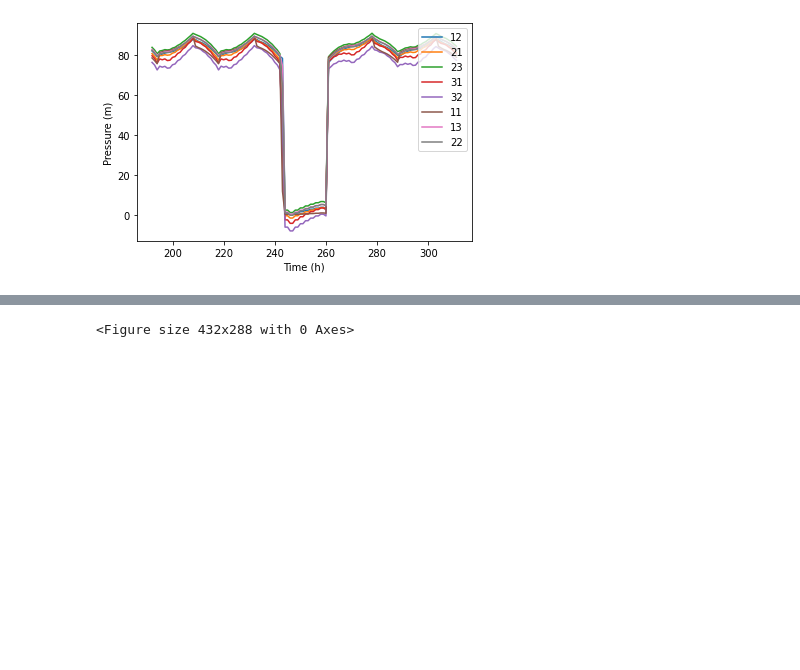
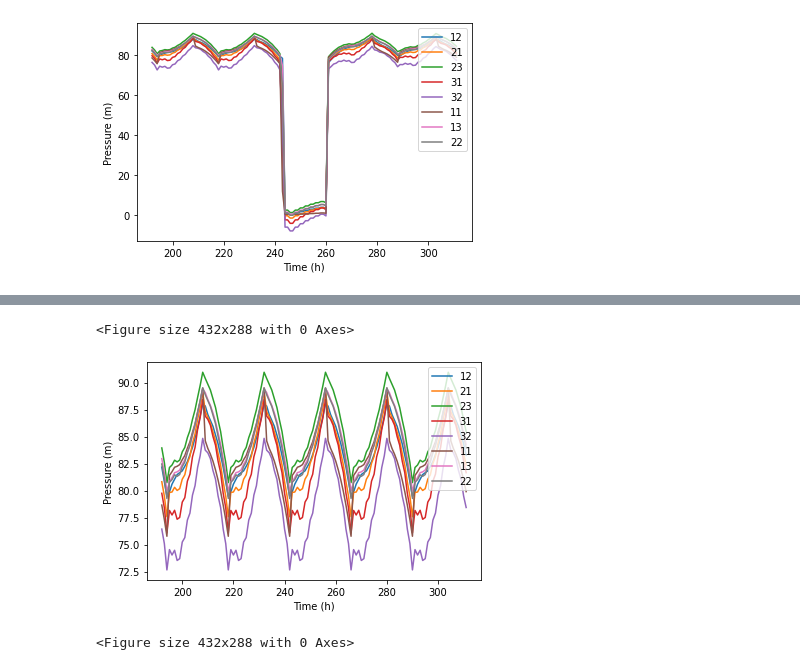
Before and after one commit to JulianBvW/BA-WDN-Leakage-Detection, a Jupyter notebook: LeakageDetection.ipynb, the cells around one changed output, grey strips where cells are left out. Saved outputs shown, nothing was run; the diff lists cells and outputs as text; code cells hidden in the pictures; blank space fills up the shorter version.

```diff
--- a/LeakageDetection.ipynb
+++ b/LeakageDetection.ipynb
@@ -100,3 +107,10 @@ plot(data_leak.get_nodes()[8*24:13*24])
+# %%
+p_no_leak = wdn.simulate(30*24)
+data_no_leak = Dataloader(p_no_leak, wdn.important_nodes)
+plot(data_no_leak.get_nodes()[8*24:13*24])
+# %% [output]
+<Figure size 432x288 with 0 Axes>
+[figure, added]
 # %%
 plot(data_leak.get_days_at_hour(12)[:30], xlabel="Day (d)")
 # %% [output]
```
Also changed, not shown: parts of 2 cells of this notebook.
